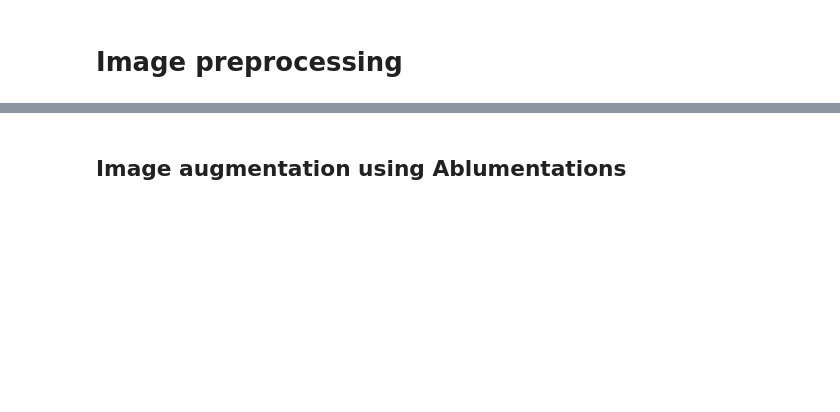
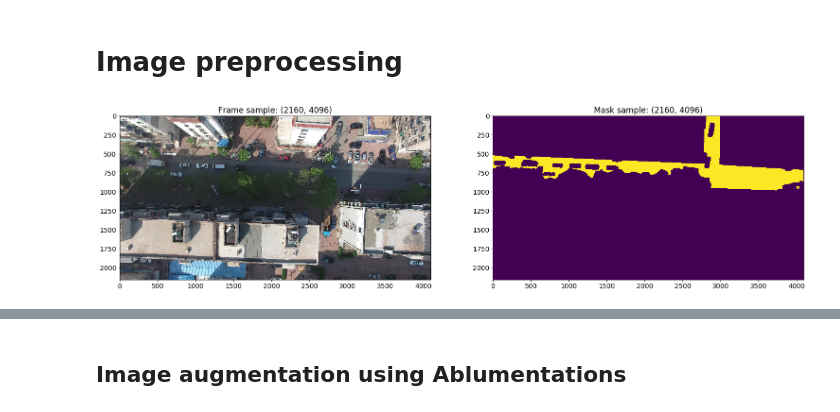
Before and after one commit to naivomah3/lab-cv, a Jupyter notebook: notebooks/image-preprocessing.ipynb, the cells around one changed output, grey strips where cells are left out. Cells and saved outputs as stored; diff of their text form; code cells hidden in the pictures; blank space fills up the shorter version.

Commit message:
add some important helpers

```diff
--- a/notebooks/image-preprocessing.ipynb
+++ b/notebooks/image-preprocessing.ipynb
@@ -3,14 +3,24 @@
 # %%
 import os
 import string
+import random
+import sys
+import numpy as np
 import matplotlib.pyplot as plt
 import cv2
 from PIL import Image
+import man_augmentation as aug
+# https://albumentations.readthedocs.io/en/latest/examples.html
+import albumentations as alb
+
+# Access top level module
+sys.path.append('..')
+from src.engine import get_rand_name
+from src.engine import color_img
 
 %matplotlib inline
 #plt.style.use('fivethirtyeight')
 #plt.rcParams['figure.facecolor'] = 'w'
-plt.rcParams['figure.figsize'] = [12, 8]
 plt.rcParams['font.size'] = 14
 # %%
 ROOT = "../input/"
@@ -20,0 +27,21 @@ def get_rand_name(size=30, chars=string.ascii_letters + string.digits):
+# %%
+img_in_path = ROOT + 'source-dataset-udd/training/images/'
+mask_in_path = ROOT + 'source-dataset-udd/training/mask/'
+
+for (frame, mask) in zip(os.listdir(img_in_path), os.listdir(mask_in_path)):
+    fig = plt.figure(figsize=(40,42))
+
+    axs = fig.add_subplot(1,3,1)
+    frame_img = plt.imread(img_in_path + frame)
+    axs.set_title(f"Frame sample: ({frame_img.shape[0]}, {frame_img.shape[1]})")
+    axs.imshow(frame_img)
+
+    axs = fig.add_subplot(1,3,2)
+    mask_img = np.array(Image.open(mask_in_path + mask))
+#     mask_img = cv2.imread('source-dataset-udd/train/gt/' + fname.split(".")[0] + '.png')
+    axs.set_title(f"Mask sample: ({mask_img.shape[0]}, {mask_img.shape[1]})")
+    axs.imshow((mask_img[:, :] == 1))
+
+    break
+# %% [output]
+[figure, added]
```
Also changed, not shown: parts of 6 cells of this notebook, 10 other files.
